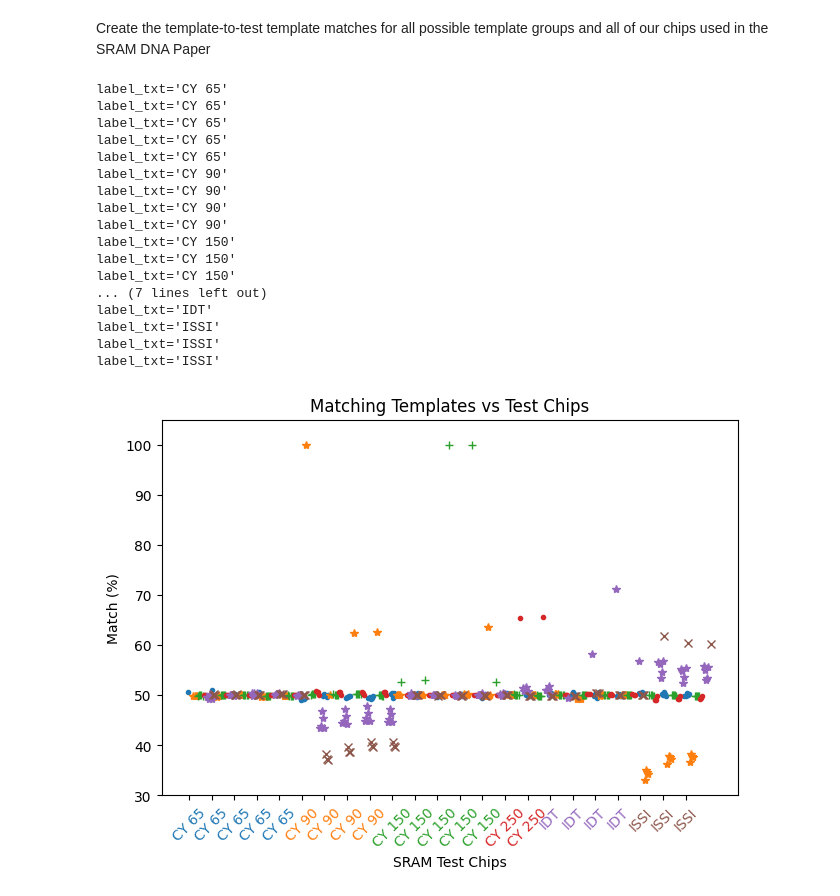
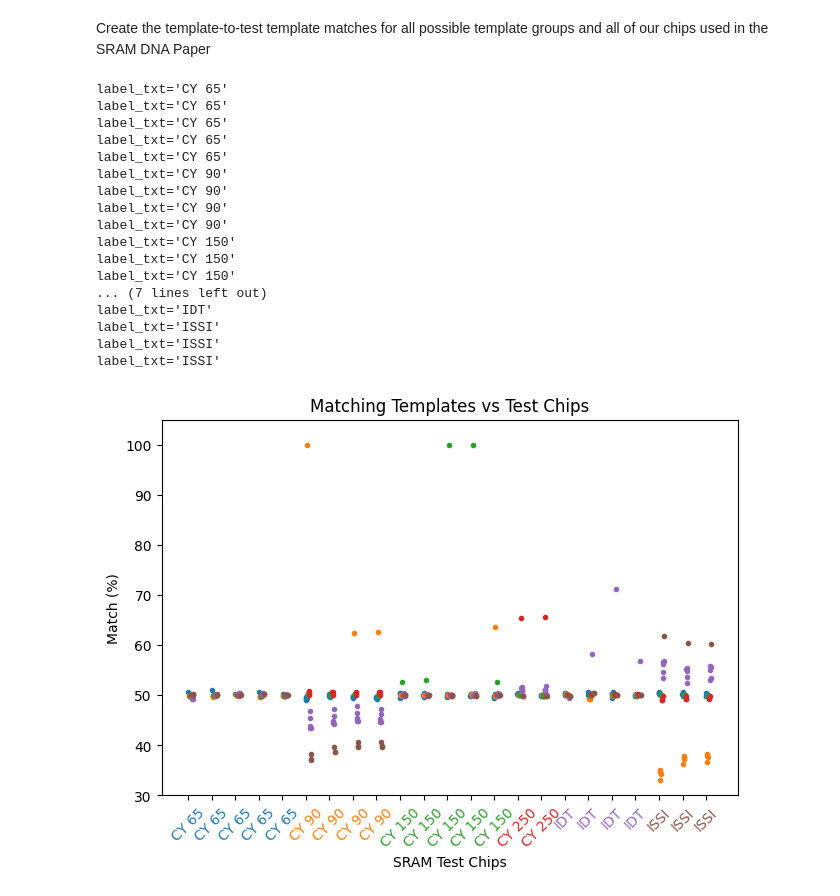
Before and after one commit to ihalseide/sram-fingerprint, a Jupyter notebook: analysis/izak_notebook.ipynb, the cells around one changed output. Drawn from its saved outputs; the diff is of its cells as text; code cells hidden in the pictures.

```diff
--- a/analysis/izak_notebook.ipynb
+++ b/analysis/izak_notebook.ipynb
@@ -1993,6 +2011,7 @@ for is_log in (True, False):
 
     fig.gca().set_xlim(-1, 51)
     fig.gca().set_xticks([0, 25, 50])
+    fig.gca().set_xticklabels([0, 0.5, 1])
     if not is_log:
         fig.gca().set_ylim(0, 0.5)
         fig.text(0.08, 0.5, 'Cell percent', va='center', rotation='vertical')
@@ -2002,4 +2021,5 @@ for is_log in (True, False):
     # fig.set_xlabel("Bias")
     # fig.set_ylabel("Occurrence")
     fig.text(0.5, -0.2, 'Bias towards 1', ha='center')
+    fig.text(0.5, 1.1, "Bit Bias Histogram Samples for Each Chip Type", ha="center")
 # %% [output]
@@ -3289,6 +3317,7 @@ Create the template-to-test template matches for all possible template groups an
 # %%
 import pandas
 import matplotlib.pyplot as plt
+import numpy as np
 
 test_chips = [
     "CY 65 1", "CY 65 2", "CY 65 3", "CY 65 4", "CY 65 5",
@@ -3351,8 +3380,8 @@ fig, ax = plt.subplots(layout='constrained')
 ax.set_title("Matching Templates vs Test Chips")
 ax.set_ylabel("Match (%)")
 ax.set_xlabel("SRAM Test Chips")
-width = 0.05
-factor = 1
+width = 0.02
+factor = 2
 
 def allow_chip_compare_template(chip_name, template_name, template_chip_nums):
     chip_group = " ".join(chip_name.split()[:-1])
@@ -3369,38 +3398,38 @@ for template_name in template_names:
     for excluded_n in nums_full:
         # print(f"exclude {excluded_n}")
         nums = list(filter(lambda n: n != excluded_n, nums_full))
-        symbol = symbols[template_name]
+        symbol = '.'#symbols[template_name]
         color = chip_colors[template_name]
         template_chip_nums = " ".join(str(x) for x in nums)
         template_key = f"{template_name} ({template_chip_nums})"
         # print(template_key)
         chip_template_matches = [ raw_data.at[template_key, chip_name] if allow_chip_compare_template(chip_name, template_name, template_chip_nums) else 0 for chip_name in test_chips ]
         ax.plot(xs*factor + width * i, chip_template_matches, symbol, color=color)
         i += 1
 
 ax.set_ylim((30, 105))
 ax.set_xticks(xs*factor + width, list(" ".join(long_label.split(" ")[:-1]) for long_label in labels))
 ax.set_xticklabels(ax.get_xticklabels(), rotation=45, ha='center')
 for i, plt_label in enumerate(ax.xaxis.get_ticklabels()):
     label_txt = plt_label.get_text()
     print(f"{label_txt=}")
     plt_label.set_color(chip_colors[label_txt])
 # %% [output]
 label_txt='CY 65'
 label_txt='CY 65'
 label_txt='CY 65'
 label_txt='CY 65'
 label_txt='CY 65'
 label_txt='CY 90'
 label_txt='CY 90'
 label_txt='CY 90'
 label_txt='CY 90'
 label_txt='CY 150'
 label_txt='CY 150'
 label_txt='CY 150'
 ... (7 lines left out)
 label_txt='IDT'
 label_txt='ISSI'
 label_txt='ISSI'
 label_txt='ISSI'
-[figure, old version]
+[figure, new version]
```
Also changed, not shown: parts of 4 cells of this notebook.
